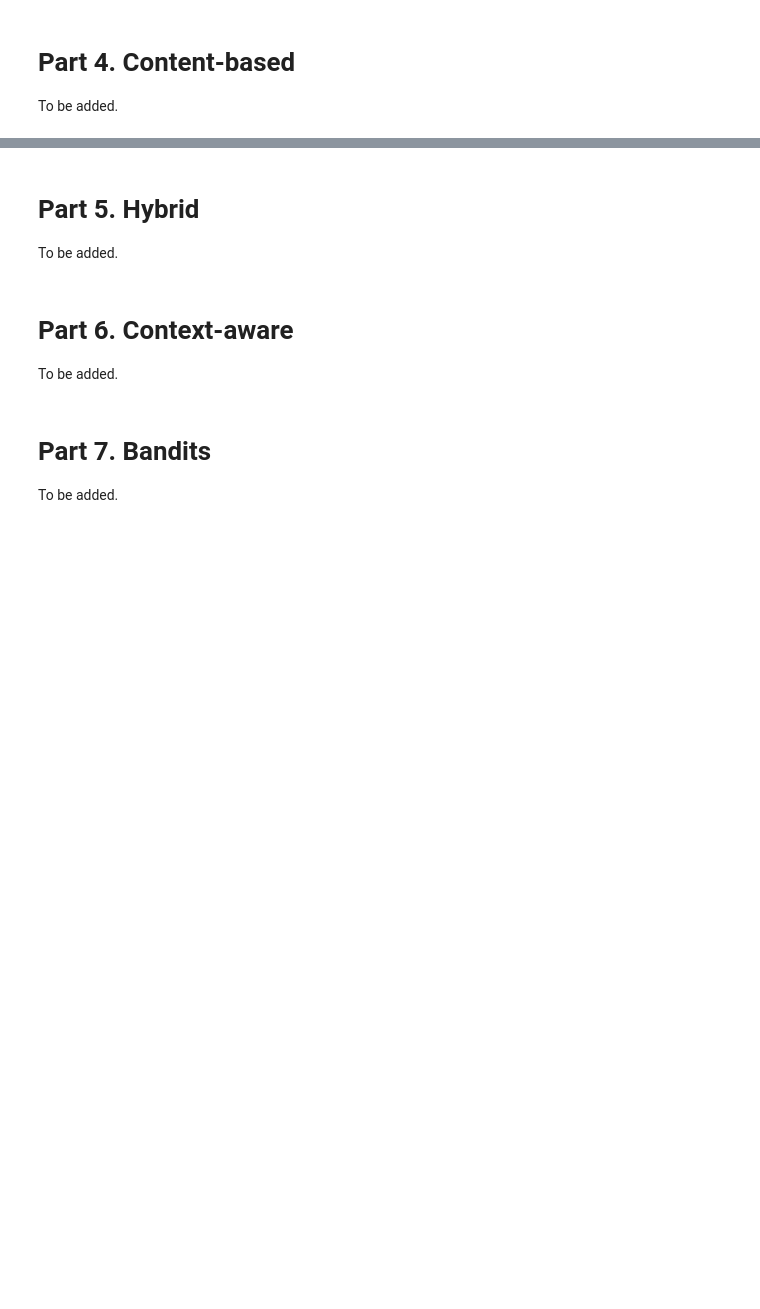
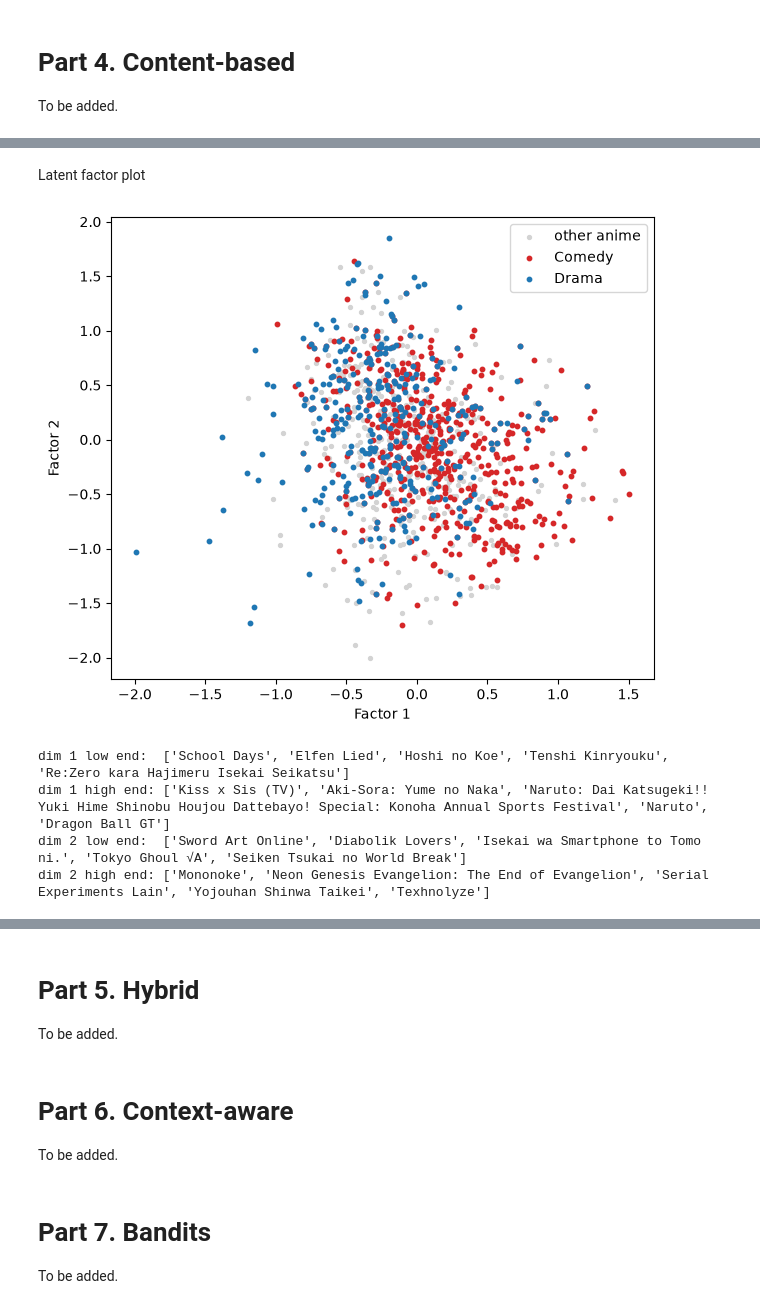
Before and after one commit to estellearnander/recsys_group_project, a Jupyter notebook: notebooks/03_recommenders.ipynb, the cells around one changed output, grey strips where cells are left out. Cells and saved outputs as stored; diff of their text form; code cells hidden in the pictures; blank space fills up the shorter version.

```diff
--- a/notebooks/03_recommenders.ipynb
+++ b/notebooks/03_recommenders.ipynb
@@ -738,0 +882,17 @@ To be added.
+# %%
+svd_2d = SVD(n_factors=2, n_epochs=20, random_state=my_seed)
+svd_2d.fit(trainset)
+
+item_factors = pd.DataFrame(svd_2d.qi, columns=["dim 1", "dim 2"],
+                            index=[trainset.to_raw_iid(i) for i in range(trainset.n_items)])
+n_ratings = ratings_per_anime_df["count"].reindex(item_factors.index)
+
+# Only anime with enough ratings, as the factors of rarely rated anime are not reliable
+popular_factors = item_factors[n_ratings >= 200]
+genres_popular = genres_df.reindex(popular_factors.index).fillna(0)
+genre_corr = pd.DataFrame({dim: genres_popular.corrwith(popular_factors[dim]) for dim in popular_factors.columns}).dropna()
+
+print("Anime in the plot:", len(popular_factors))
+for dim in genre_corr.columns:
+    ordered = genre_corr[dim].sort_values()
+    print(dim, "- most negative genres:", list(ordered.index[:3]), " most positive genres:", list(ordered.index[-3:]))
@@ -738,0 +916,27 @@ To be added.
+# %% [markdown]
+Latent factor plot
+# %%
+genre_a = genre_corr["dim 1"].idxmax()
+genre_b = genre_corr["dim 1"].idxmin()
+
+plt.figure(figsize=(7, 6))
+plt.scatter(popular_factors["dim 1"], popular_factors["dim 2"], s=8, color="lightgrey", label="other anime")
+for genre, color in [(genre_a, "tab:red"), (genre_b, "tab:blue")]:
+    in_genre = genres_popular[genre] == 1
+    plt.scatter(popular_factors.loc[in_genre, "dim 1"], popular_factors.loc[in_genre, "dim 2"], s=10, color=color, label=genre)
+plt.xlabel("Factor 1")
+plt.ylabel("Factor 2")
+plt.legend()
+plt.show()
+
+# The anime at the two ends of each factor
+for dim in ["dim 1", "dim 2"]:
+    ordered = popular_factors[dim].sort_values()
+    print(dim, "low end: ", [titles[i] for i in ordered.index[:5]])
+    print(dim, "high end:", [titles[i] for i in ordered.index[-5:]])
+# %% [output]
+[figure, added]
+dim 1 low end:  ['School Days', 'Elfen Lied', 'Hoshi no Koe', 'Tenshi Kinryouku', 'Re:Zero kara Hajimeru Isekai Seikatsu']
+dim 1 high end: ['Kiss x Sis (TV)', 'Aki-Sora: Yume no Naka', 'Naruto: Dai Katsugeki!! Yuki Hime Shinobu Houjou Dattebayo! Special: Konoha Annual Sports Festival', 'Naruto', 'Dragon Ball GT']
+dim 2 low end:  ['Sword Art Online', 'Diabolik Lovers', 'Isekai wa Smartphone to Tomo ni.', 'Tokyo Ghoul √A', 'Seiken Tsukai no World Break']
+dim 2 high end: ['Mononoke', 'Neon Genesis Evangelion: The End of Evangelion', 'Serial Experiments Lain', 'Yojouhan Shinwa Taikei', 'Texhnolyze']
```
Also changed, not shown: parts of 28 cells of this notebook.
